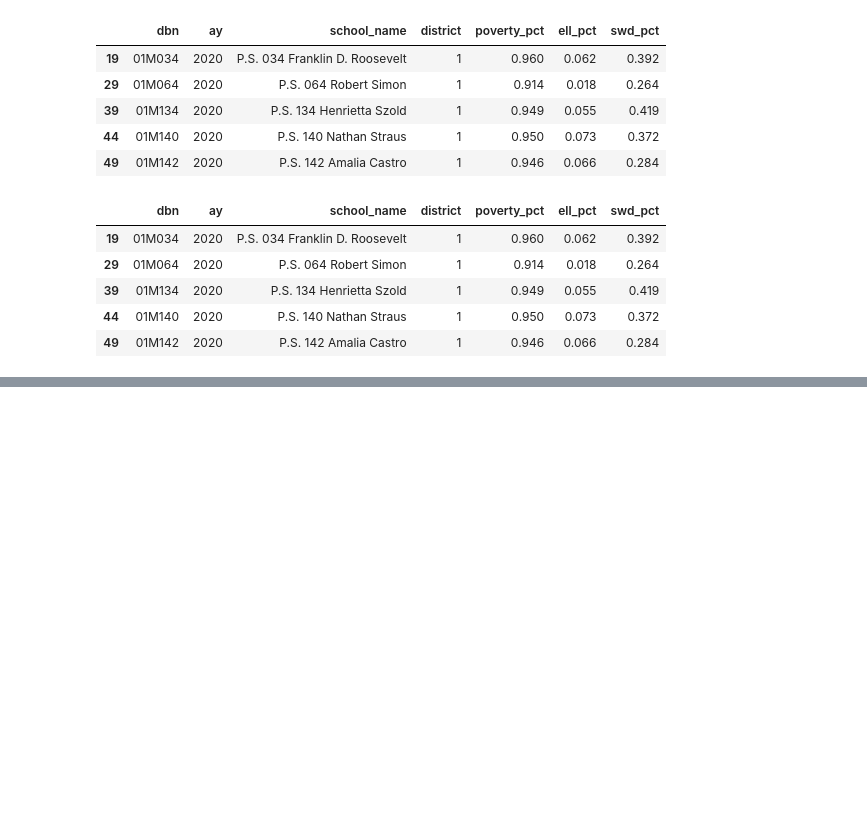
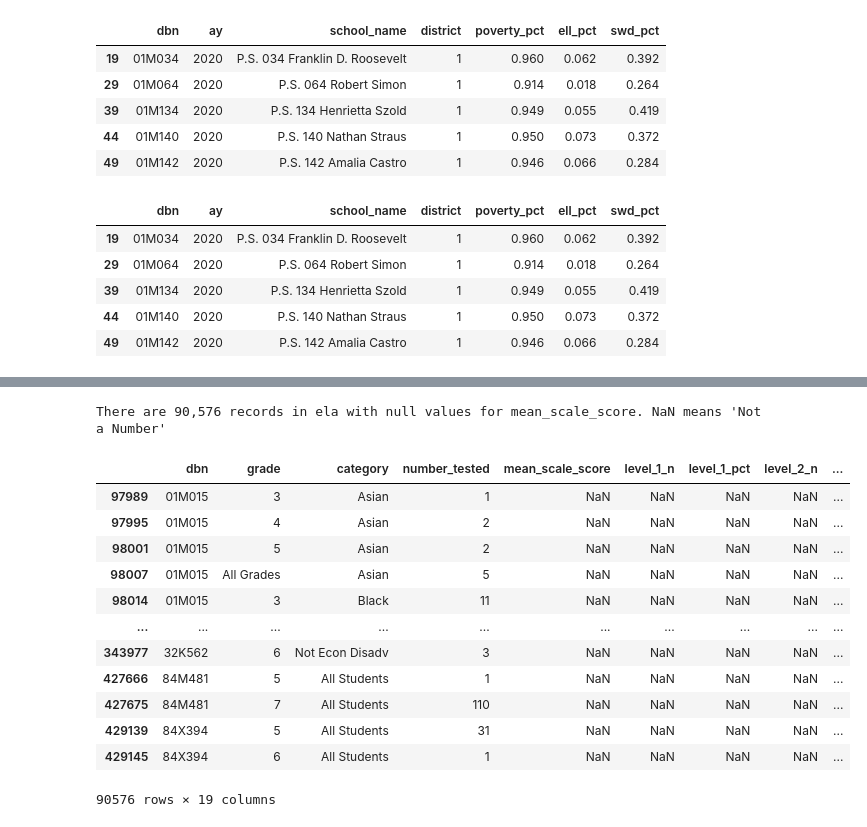
Before and after one commit to adelphi-ed-tech/nycschools, a Jupyter notebook: nb/01-Basics/02-querying-data.ipynb, the cells around one changed output, grey strips where cells are left out. Drawn from its saved outputs; the diff is of its cells as text; code cells hidden in the pictures; blank space fills up the shorter version.

Commit message:
added isnull() example

```diff
--- a/nb/01-Basics/02-querying-data.ipynb
+++ b/nb/01-Basics/02-querying-data.ipynb
@@ -116,0 +171,5 @@ data.head()
+# %%
+from nycschools import exams
+ela = exams.load_ela()
+print(f"There are {len(ela):,} total records in ela")
+ela.head()
@@ -116,0 +184,20 @@ data.head()
+# %%
+missing = ela[ela.mean_scale_score.isnull()]
+print(f"There are {len(missing):,} records in ela with null values for mean_scale_score. NaN means 'Not a Number'")
+
+missing
+# %% [output]
+There are 90,576 records in ela with null values for mean_scale_score. NaN means 'Not a Number'
+|  | dbn | grade | category | number_tested | mean_scale_score | level_1_n | level_1_pct | level_2_n | ... |
+| 97989 | 01M015 | 3 | Asian | 1 | NaN | NaN | NaN | NaN | ... |
+| 97995 | 01M015 | 4 | Asian | 2 | NaN | NaN | NaN | NaN | ... |
+| 98001 | 01M015 | 5 | Asian | 2 | NaN | NaN | NaN | NaN | ... |
+| 98007 | 01M015 | All Grades | Asian | 5 | NaN | NaN | NaN | NaN | ... |
+| 98014 | 01M015 | 3 | Black | 11 | NaN | NaN | NaN | NaN | ... |
+| ... | ... | ... | ... | ... | ... | ... | ... | ... | ... |
+| 343977 | 32K562 | 6 | Not Econ Disadv | 3 | NaN | NaN | NaN | NaN | ... |
+| 427666 | 84M481 | 5 | All Students | 1 | NaN | NaN | NaN | NaN | ... |
+| 427675 | 84M481 | 7 | All Students | 110 | NaN | NaN | NaN | NaN | ... |
+| 429139 | 84X394 | 5 | All Students | 31 | NaN | NaN | NaN | NaN | ... |
+| 429145 | 84X394 | 6 | All Students | 1 | NaN | NaN | NaN | NaN | ... |
+90576 rows × 19 columns
```
Also changed, not shown: parts of 8 cells of this notebook.
